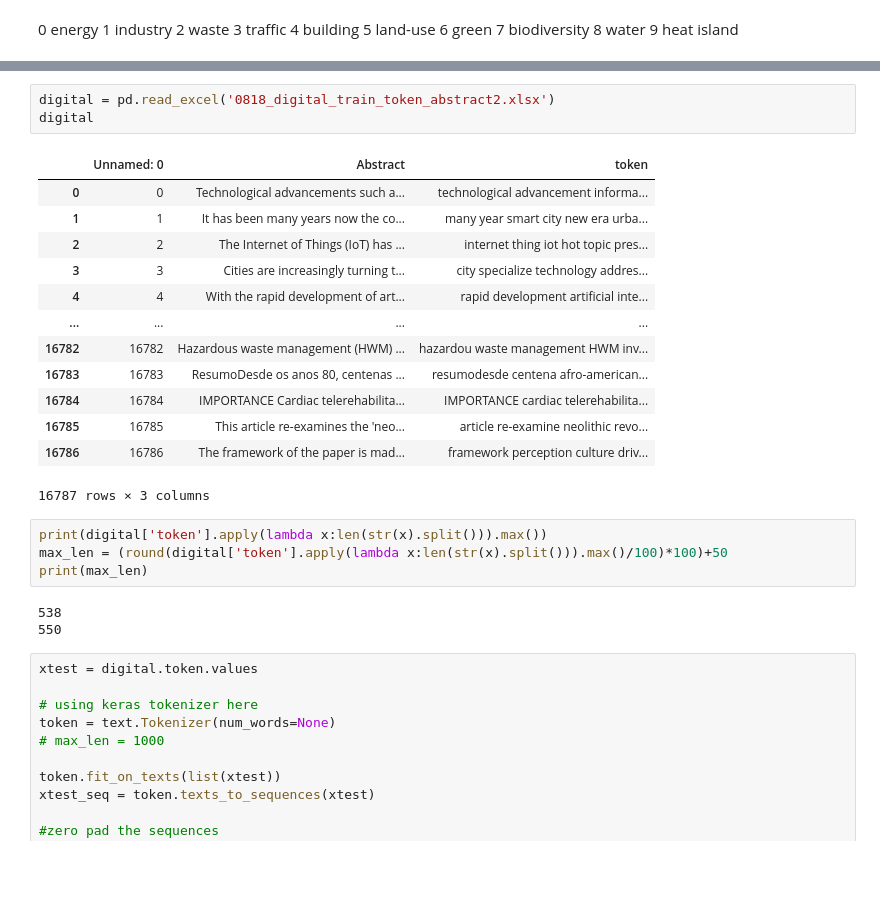
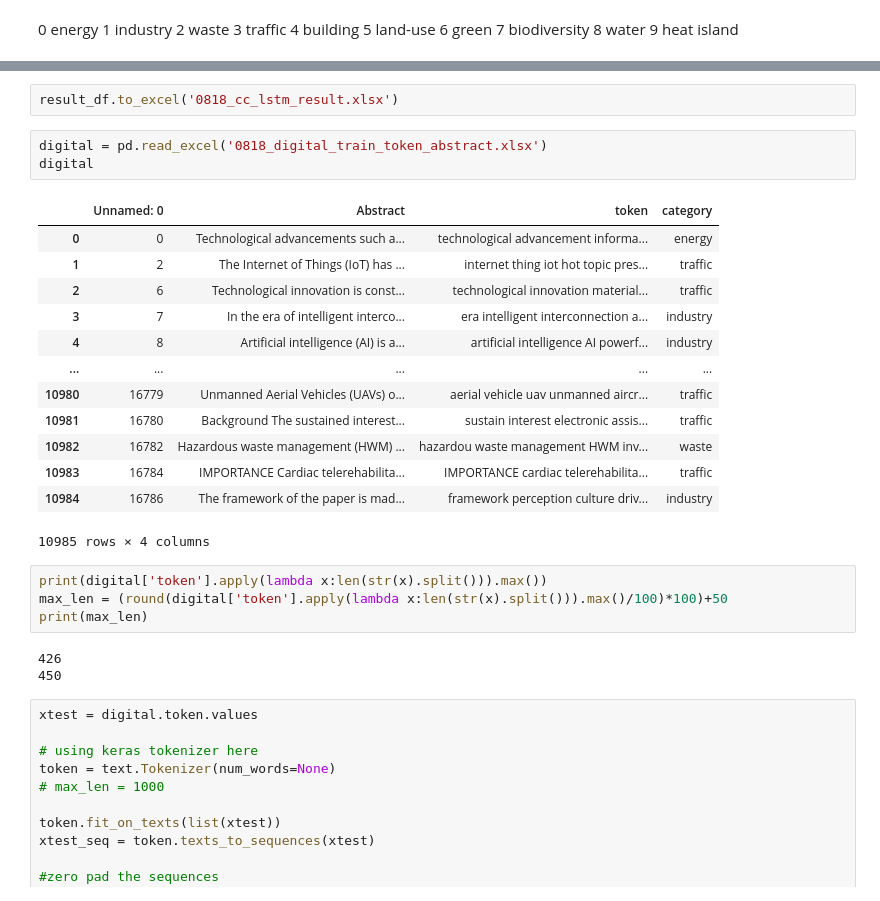
Before and after one commit to solong96/solong96, a Jupyter notebook: 0818_cc_text_classfication.ipynb, the cells around one changed output, grey strips where cells are left out. Saved outputs shown, nothing was run; the diff lists cells and outputs as text; blank space fills up the shorter version.

```diff
--- a/0818_cc_text_classfication.ipynb
+++ b/0818_cc_text_classfication.ipynb
@@ -362,27 +379,29 @@ potential climate-change mitigation measure building science literature sparse s
+# %%
+result_df.to_excel('0818_cc_lstm_result.xlsx')
 # %%
-digital = pd.read_excel('0818_digital_train_token_abstract2.xlsx')
+digital = pd.read_excel('0818_digital_train_token_abstract.xlsx')
 digital
 # %% [output]
-|  | Unnamed: 0 | Abstract | token |
-| 0 | 0 | Technological advancements such a... | technological advancement informa... |
-| 1 | 1 | It has been many years now the co... | many year smart city new era urba... |
-| 2 | 2 | The Internet of Things (IoT) has ... | internet thing iot hot topic pres... |
-| 3 | 3 | Cities are increasingly turning t... | city specialize technology addres... |
-| 4 | 4 | With the rapid development of art... | rapid development artificial inte... |
-| ... | ... | ... | ... |
-| 16782 | 16782 | Hazardous waste management (HWM) ... | hazardou waste management HWM inv... |
-| 16783 | 16783 | ResumoDesde os anos 80, centenas ... | resumodesde centena afro-american... |
-| 16784 | 16784 | IMPORTANCE Cardiac telerehabilita... | IMPORTANCE cardiac telerehabilita... |
-| 16785 | 16785 | This article re-examines the 'neo... | article re-examine neolithic revo... |
-| 16786 | 16786 | The framework of the paper is mad... | framework perception culture driv... |
+|  | Unnamed: 0 | Abstract | token | category |
+| 0 | 0 | Technological advancements such a... | technological advancement informa... | energy |
+| 1 | 2 | The Internet of Things (IoT) has ... | internet thing iot hot topic pres... | traffic |
+| 2 | 6 | Technological innovation is const... | technological innovation material... | traffic |
+| 3 | 7 | In the era of intelligent interco... | era intelligent interconnection a... | industry |
+| 4 | 8 | Artificial intelligence (AI) is a... | artificial intelligence AI powerf... | industry |
+| ... | ... | ... | ... | ... |
+| 10980 | 16779 | Unmanned Aerial Vehicles (UAVs) o... | aerial vehicle uav unmanned aircr... | traffic |
+| 10981 | 16780 | Background The sustained interest... | sustain interest electronic assis... | traffic |
+| 10982 | 16782 | Hazardous waste management (HWM) ... | hazardou waste management HWM inv... | waste |
+| 10983 | 16784 | IMPORTANCE Cardiac telerehabilita... | IMPORTANCE cardiac telerehabilita... | traffic |
+| 10984 | 16786 | The framework of the paper is mad... | framework perception culture driv... | industry |
-16787 rows × 3 columns
+10985 rows × 4 columns
 # %%
 print(digital['token'].apply(lambda x:len(str(x).split())).max())
 max_len = (round(digital['token'].apply(lambda x:len(str(x).split())).max()/100)*100)+50
 print(max_len)
 # %% [output]
-538
-550
+426
+450
 # %%
 xtest = digital.token.values
 
```
Also changed, not shown: parts of 15 cells of this notebook.
